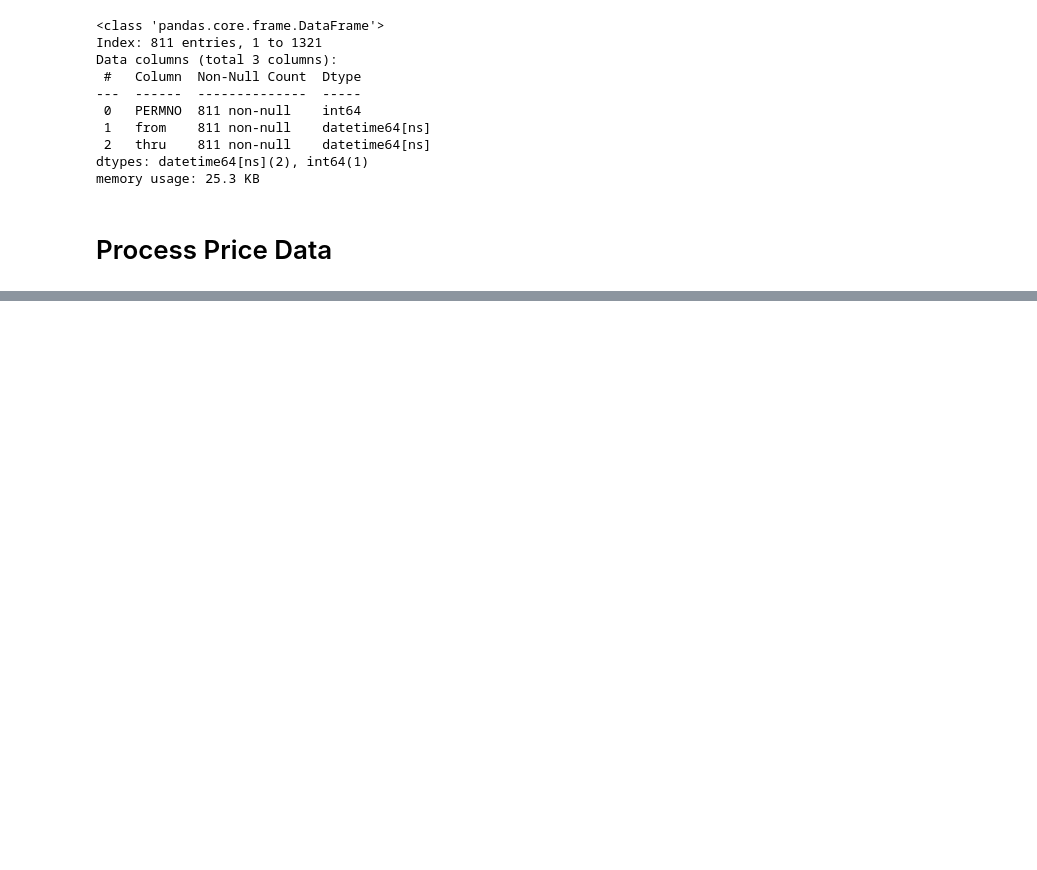
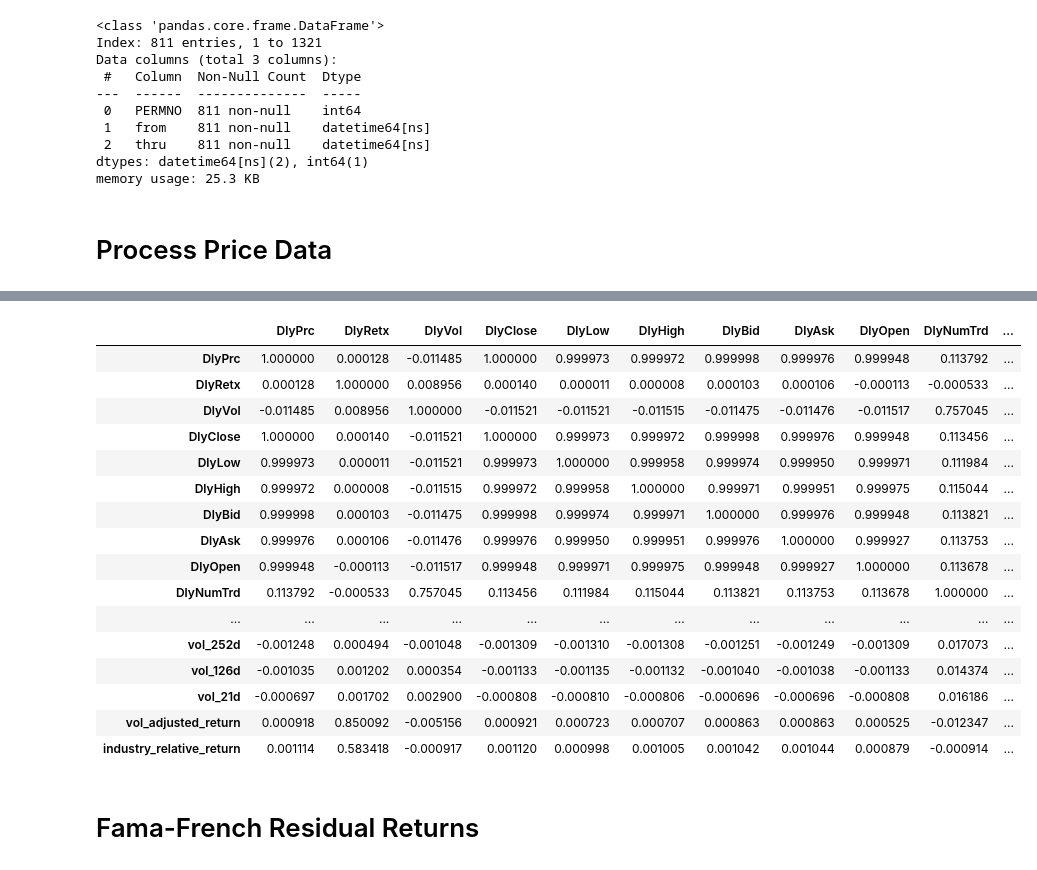
Before and after one commit to BSIC/bsic_hephaestus_paper, a Jupyter notebook: src/wrds_data/prices.ipynb, the cells around one changed output, grey strips where cells are left out. Saved outputs shown, nothing was run; the diff lists cells and outputs as text; code cells hidden in the pictures; blank space fills up the shorter version.

```diff
--- a/src/wrds_data/prices.ipynb
+++ b/src/wrds_data/prices.ipynb
@@ -66,2 +157,0 @@ prices.head()
-# %%
-prices["NAICS_2"] = prices["NAICS"].astype(str).str[:3].astype(int)
@@ -97,0 +273,35 @@ for i in ["SICCD", "NAICS", "ICBIndustry"]:
+# %%
+# see correlation between columns
+prices.dropna(subset=["industry_relative_return"]).drop(
+    [
+        "permno",
+        "permco",
+        "SICCD",
+        "NAICS",
+        "DlyCap",
+        "ShrOut",
+        "naics_processed",
+        "ticker",
+    ],
+    axis=1,
+).corr(numeric_only=True)
+# %% [output]
+|  | DlyPrc | DlyRetx | DlyVol | DlyClose | DlyLow | DlyHigh | DlyBid | DlyAsk | DlyOpen | DlyNumTrd | ... |
+| DlyPrc | 1.000000 | 0.000128 | -0.011485 | 1.000000 | 0.999973 | 0.999972 | 0.999998 | 0.999976 | 0.999948 | 0.113792 | ... |
+| DlyRetx | 0.000128 | 1.000000 | 0.008956 | 0.000140 | 0.000011 | 0.000008 | 0.000103 | 0.000106 | -0.000113 | -0.000533 | ... |
+| DlyVol | -0.011485 | 0.008956 | 1.000000 | -0.011521 | -0.011521 | -0.011515 | -0.011475 | -0.011476 | -0.011517 | 0.757045 | ... |
+| DlyClose | 1.000000 | 0.000140 | -0.011521 | 1.000000 | 0.999973 | 0.999972 | 0.999998 | 0.999976 | 0.999948 | 0.113456 | ... |
+| DlyLow | 0.999973 | 0.000011 | -0.011521 | 0.999973 | 1.000000 | 0.999958 | 0.999974 | 0.999950 | 0.999971 | 0.111984 | ... |
+| DlyHigh | 0.999972 | 0.000008 | -0.011515 | 0.999972 | 0.999958 | 1.000000 | 0.999971 | 0.999951 | 0.999975 | 0.115044 | ... |
+| DlyBid | 0.999998 | 0.000103 | -0.011475 | 0.999998 | 0.999974 | 0.999971 | 1.000000 | 0.999976 | 0.999948 | 0.113821 | ... |
+| DlyAsk | 0.999976 | 0.000106 | -0.011476 | 0.999976 | 0.999950 | 0.999951 | 0.999976 | 1.000000 | 0.999927 | 0.113753 | ... |
+| DlyOpen | 0.999948 | -0.000113 | -0.011517 | 0.999948 | 0.999971 | 0.999975 | 0.999948 | 0.999927 | 1.000000 | 0.113678 | ... |
+| DlyNumTrd | 0.113792 | -0.000533 | 0.757045 | 0.113456 | 0.111984 | 0.115044 | 0.113821 | 0.113753 | 0.113678 | 1.000000 | ... |
+| ... | ... | ... | ... | ... | ... | ... | ... | ... | ... | ... | ... |
+| vol_252d | -0.001248 | 0.000494 | -0.001048 | -0.001309 | -0.001310 | -0.001308 | -0.001251 | -0.001249 | -0.001309 | 0.017073 | ... |
+| vol_126d | -0.001035 | 0.001202 | 0.000354 | -0.001133 | -0.001135 | -0.001132 | -0.001040 | -0.001038 | -0.001133 | 0.014374 | ... |
+| vol_21d | -0.000697 | 0.001702 | 0.002900 | -0.000808 | -0.000810 | -0.000806 | -0.000696 | -0.000696 | -0.000808 | 0.016186 | ... |
+| vol_adjusted_return | 0.000918 | 0.850092 | -0.005156 | 0.000921 | 0.000723 | 0.000707 | 0.000863 | 0.000863 | 0.000525 | -0.012347 | ... |
+| industry_relative_return | 0.001114 | 0.583418 | -0.000917 | 0.001120 | 0.000998 | 0.001005 | 0.001042 | 0.001044 | 0.000879 | -0.000914 | ... |
+# %% [markdown]
+# Fama-French Residual Returns
```
Also changed, not shown: parts of 29 cells of this notebook.
